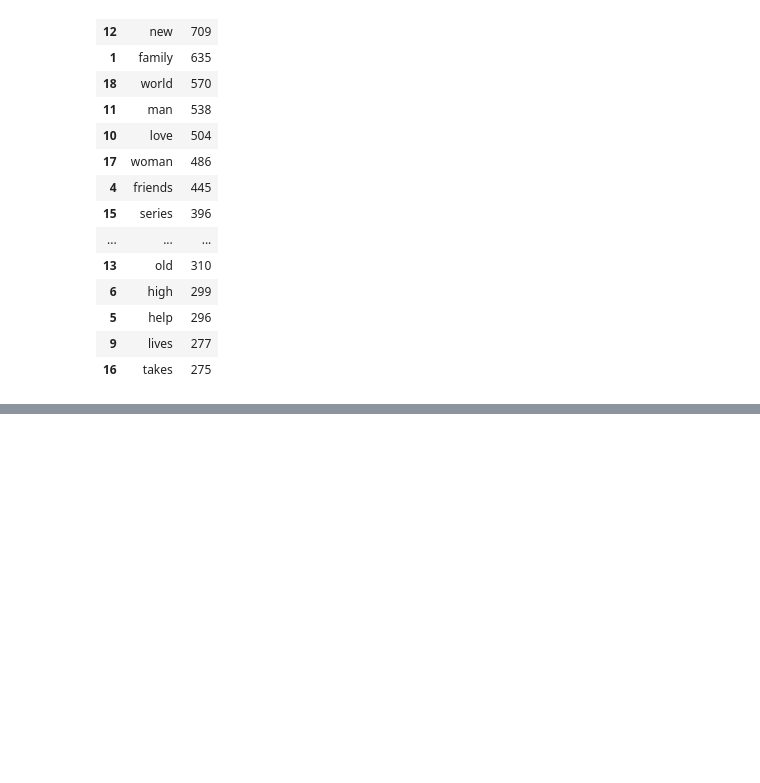
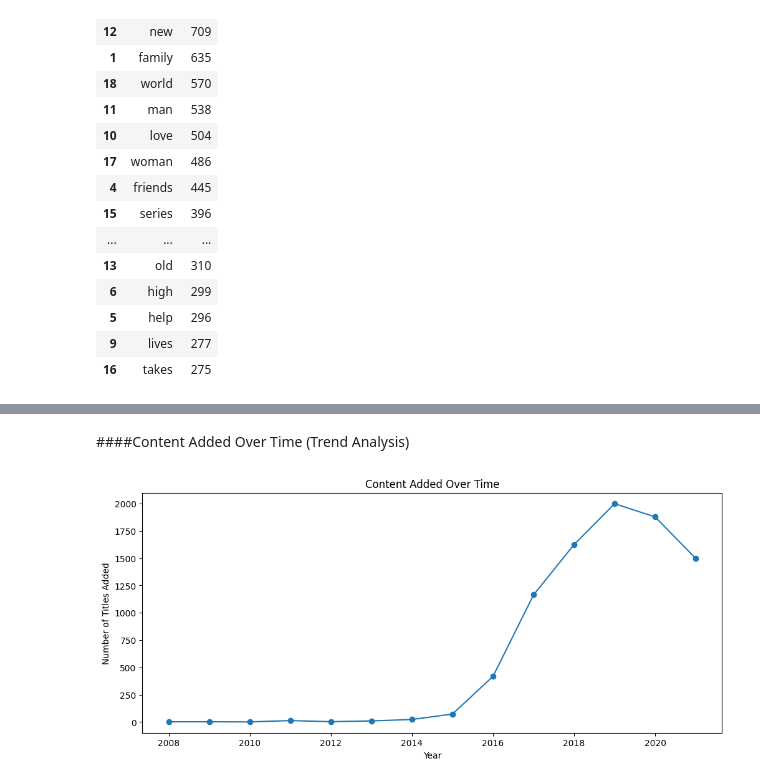
Before and after one commit to JoshOmondi/deep_learning, a Jupyter notebook: NetflixRAG.ipynb, the cells around one changed output, grey strips where cells are left out. Saved outputs shown, nothing was run; the diff lists cells and outputs as text; code cells hidden in the pictures; blank space fills up the shorter version.

```diff
--- a/NetflixRAG.ipynb
+++ b/NetflixRAG.ipynb
@@ -347,0 +360,16 @@ pd.DataFrame({'word': words, 'freq': word_freq}).sort_values('freq', ascending=F
+# %% [markdown]
+####Content Added Over Time (Trend Analysis)
+# %%
+df['date_added'] = pd.to_datetime(df['date_added'])
+df['year_added'] = df['date_added'].dt.year
+
+content_trend = df['year_added'].value_counts().sort_index()
+
+plt.figure(figsize=(12,5))
+content_trend.plot(kind='line', marker='o')
+plt.title("Content Added Over Time")
+plt.xlabel("Year")
+plt.ylabel("Number of Titles Added")
+plt.show()
+# %% [output]
+[figure, added]
```
Also changed, not shown: parts of 11 cells of this notebook.
